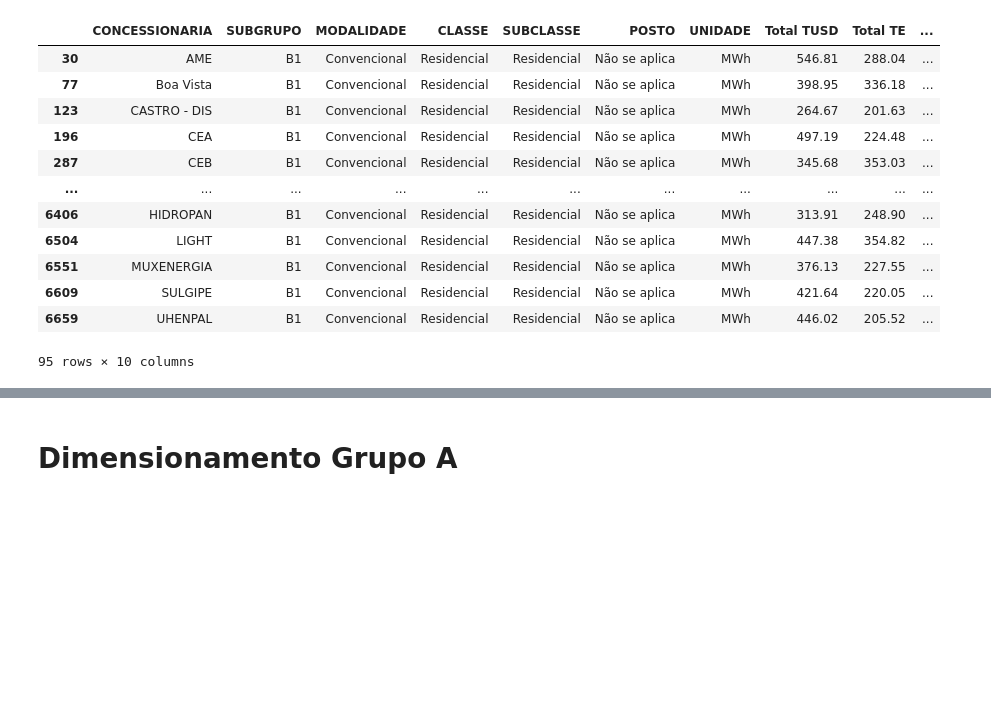
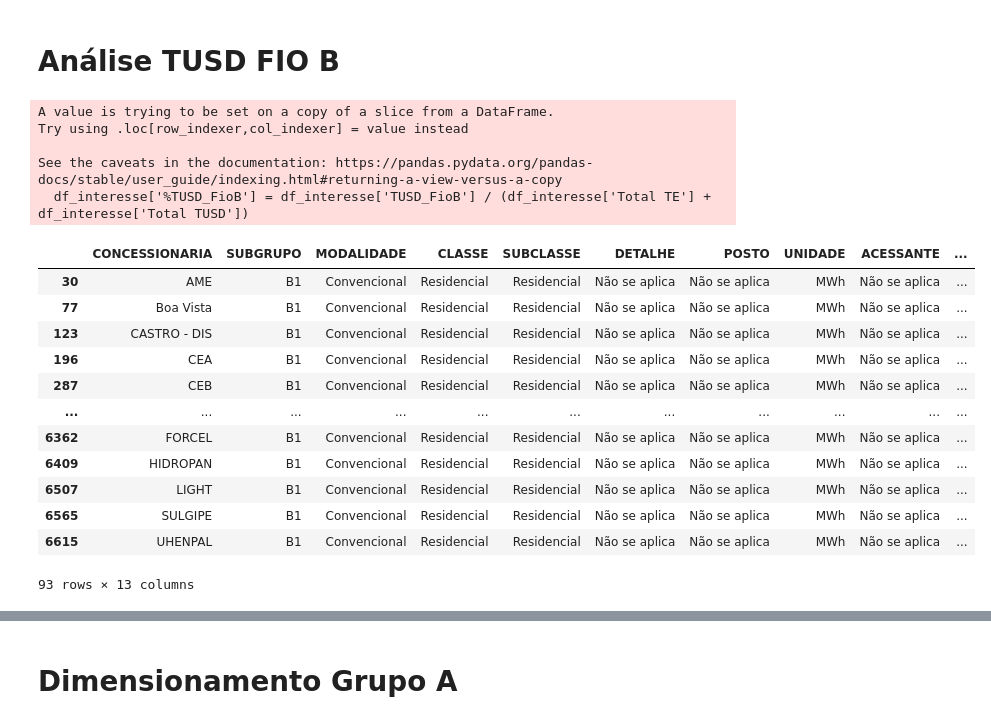
Before and after one commit to iagomachadoeng/WebScrapping_Tarifas_Aneel, a Jupyter notebook: analise_dados.ipynb, the cells around one changed output, grey strips where cells are left out. Drawn from its saved outputs; the diff is of its cells as text; code cells hidden in the pictures; blank space fills up the shorter version.

```diff
--- a/analise_dados.ipynb
+++ b/analise_dados.ipynb
@@ -5,27 +5,35 @@ import matplotlib.ticker as mtick
 import numpy as np
 # %%
 df = pd.read_csv('tarifas_direto.csv')
-df['%TUSD'] = df['Total TUSD'] / (df['Total TE'] + df['Total TUSD'])
+#df['%TUSD'] = df['Total TUSD'] / (df['Total TE'] + df['Total TUSD'])
+# %% [markdown]
+# Análise TUSD FIO B
 # %%
 #Considerando todas as tarifas B1 Convencional Residencial
-#ranking de concessionarias com maior porcentagem de TUSD
+#ranking de concessionarias com maior porcentagem de TUSD Fio B em relação a TE + TUSD
 df_interesse = df[(df['SUBGRUPO'] == 'B1') & (df['MODALIDADE'] == 'Convencional')
 & (df['SUBCLASSE'] == 'Residencial')]
+df_interesse['%TUSD_FioB'] = df_interesse['TUSD_FioB'] / (df_interesse['Total TE'] + df_interesse['Total TUSD'])
 df_interesse
 # %% [output]
+A value is trying to be set on a copy of a slice from a DataFrame.
+Try using .loc[row_indexer,col_indexer] = value instead
+
+See the caveats in the documentation: https://pandas.pydata.org/pandas-docs/stable/user_guide/indexing.html#returning-a-view-versus-a-copy
+  df_interesse['%TUSD_FioB'] = df_interesse['TUSD_FioB'] / (df_interesse['Total TE'] + df_interesse['Total TUSD'])
-|  | CONCESSIONARIA | SUBGRUPO | MODALIDADE | CLASSE | SUBCLASSE | POSTO | UNIDADE | Total TUSD | Total TE | ... |
-| 30 | AME | B1 | Convencional | Residencial | Residencial | Não se aplica | MWh | 546.81 | 288.04 | ... |
-| 77 | Boa Vista | B1 | Convencional | Residencial | Residencial | Não se aplica | MWh | 398.95 | 336.18 | ... |
-| 123 | CASTRO - DIS | B1 | Convencional | Residencial | Residencial | Não se aplica | MWh | 264.67 | 201.63 | ... |
-| 196 | CEA | B1 | Convencional | Residencial | Residencial | Não se aplica | MWh | 497.19 | 224.48 | ... |
-| 287 | CEB | B1 | Convencional | Residencial | Residencial | Não se aplica | MWh | 345.68 | 353.03 | ... |
+|  | CONCESSIONARIA | SUBGRUPO | MODALIDADE | CLASSE | SUBCLASSE | DETALHE | POSTO | UNIDADE | ACESSANTE | ... |
+| 30 | AME | B1 | Convencional | Residencial | Residencial | Não se aplica | Não se aplica | MWh | Não se aplica | ... |
+| 77 | Boa Vista | B1 | Convencional | Residencial | Residencial | Não se aplica | Não se aplica | MWh | Não se aplica | ... |
+| 123 | CASTRO - DIS | B1 | Convencional | Residencial | Residencial | Não se aplica | Não se aplica | MWh | Não se aplica | ... |
+| 196 | CEA | B1 | Convencional | Residencial | Residencial | Não se aplica | Não se aplica | MWh | Não se aplica | ... |
+| 287 | CEB | B1 | Convencional | Residencial | Residencial | Não se aplica | Não se aplica | MWh | Não se aplica | ... |
 | ... | ... | ... | ... | ... | ... | ... | ... | ... | ... | ... |
-| 6406 | HIDROPAN | B1 | Convencional | Residencial | Residencial | Não se aplica | MWh | 313.91 | 248.90 | ... |
-| 6504 | LIGHT | B1 | Convencional | Residencial | Residencial | Não se aplica | MWh | 447.38 | 354.82 | ... |
-| 6551 | MUXENERGIA | B1 | Convencional | Residencial | Residencial | Não se aplica | MWh | 376.13 | 227.55 | ... |
-| 6609 | SULGIPE | B1 | Convencional | Residencial | Residencial | Não se aplica | MWh | 421.64 | 220.05 | ... |
-| 6659 | UHENPAL | B1 | Convencional | Residencial | Residencial | Não se aplica | MWh | 446.02 | 205.52 | ... |
+| 6362 | FORCEL | B1 | Convencional | Residencial | Residencial | Não se aplica | Não se aplica | MWh | Não se aplica | ... |
+| 6409 | HIDROPAN | B1 | Convencional | Residencial | Residencial | Não se aplica | Não se aplica | MWh | Não se aplica | ... |
+| 6507 | LIGHT | B1 | Convencional | Residencial | Residencial | Não se aplica | Não se aplica | MWh | Não se aplica | ... |
+| 6565 | SULGIPE | B1 | Convencional | Residencial | Residencial | Não se aplica | Não se aplica | MWh | Não se aplica | ... |
+| 6615 | UHENPAL | B1 | Convencional | Residencial | Residencial | Não se aplica | Não se aplica | MWh | Não se aplica | ... |
-95 rows × 10 columns
+93 rows × 13 columns
 # %%
 #Seleciona as 5 concessionarias com maior porcentagem de TUSD
 #Seleciona com base no filtro anterior
```
Also changed, not shown: parts of 14 cells of this notebook.
